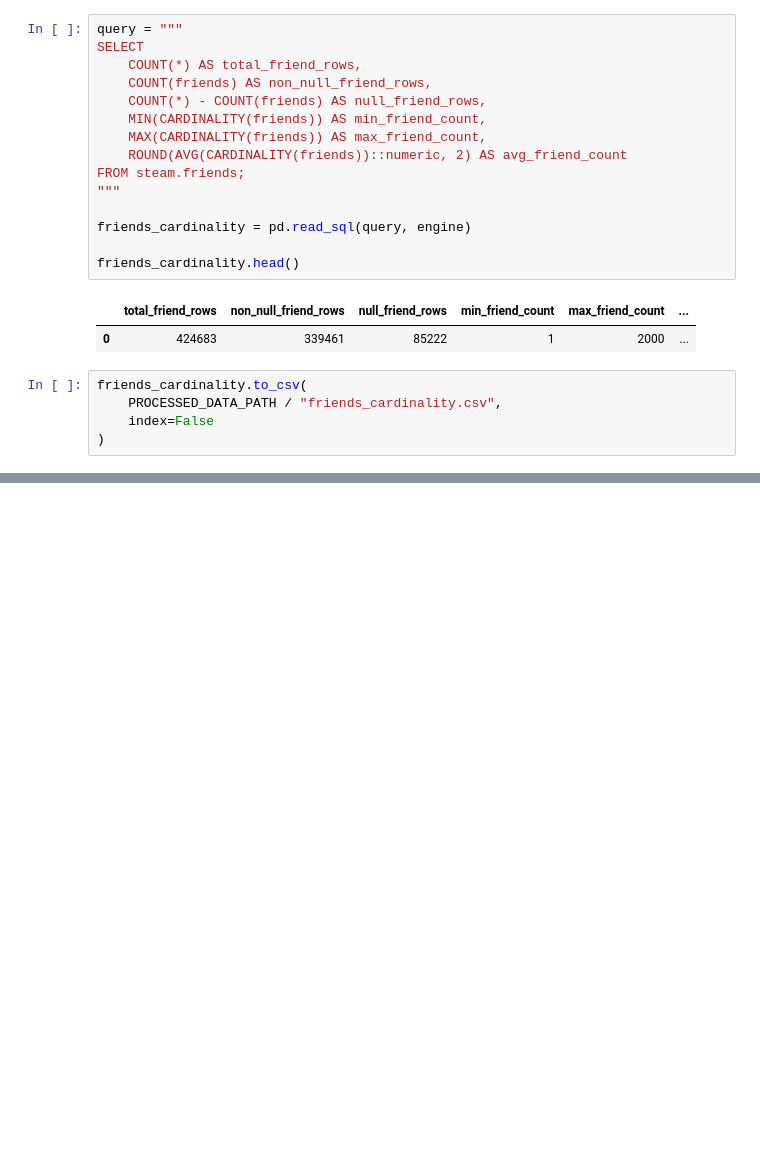
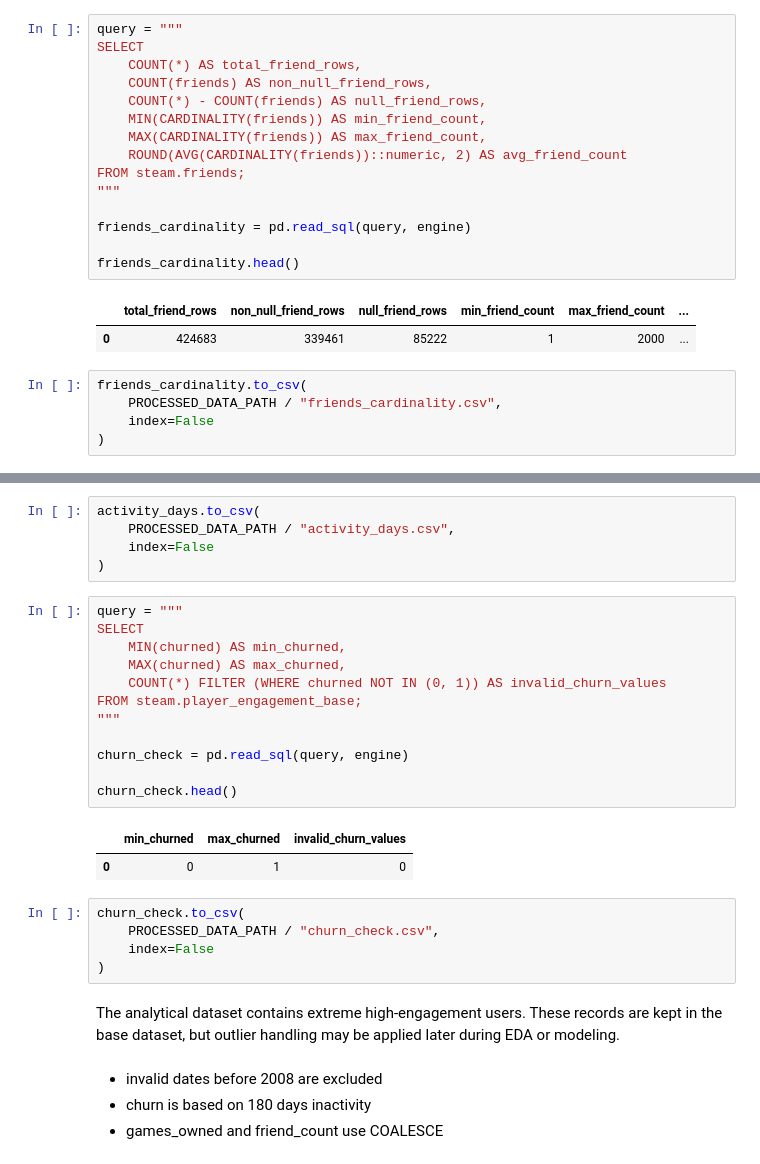
Before and after one commit to Spinny149/steam-engagement-analysis, a Jupyter notebook: notebooks/03_analytical_dataset_design.ipynb, the cells around one changed output, grey strips where cells are left out. Cells and saved outputs as stored; diff of their text form; blank space fills up the shorter version.

```diff
--- a/notebooks/03_analytical_dataset_design.ipynb
+++ b/notebooks/03_analytical_dataset_design.ipynb
@@ -405,0 +671,31 @@ friends_cardinality.to_csv(
+# %%
+activity_days.to_csv(
+    PROCESSED_DATA_PATH / "activity_days.csv",
+    index=False
+)
+# %%
+query = """
+SELECT
+    MIN(churned) AS min_churned,
+    MAX(churned) AS max_churned,
+    COUNT(*) FILTER (WHERE churned NOT IN (0, 1)) AS invalid_churn_values
+FROM steam.player_engagement_base;
+"""
+
+churn_check = pd.read_sql(query, engine)
+
+churn_check.head()
+# %% [output]
+|  | min_churned | max_churned | invalid_churn_values |
+| 0 | 0 | 1 | 0 |
+# %%
+churn_check.to_csv(
+    PROCESSED_DATA_PATH / "churn_check.csv",
+    index=False
+)
+# %% [markdown]
+The analytical dataset contains extreme high-engagement users. These records are kept in the base dataset, but outlier handling may be applied later during EDA or modeling.
+# %% [markdown]
+- invalid dates before 2008 are excluded
+- churn is based on 180 days inactivity
+- games_owned and friend_count use COALESCE
```
Also changed, not shown: parts of 10 cells of this notebook.
